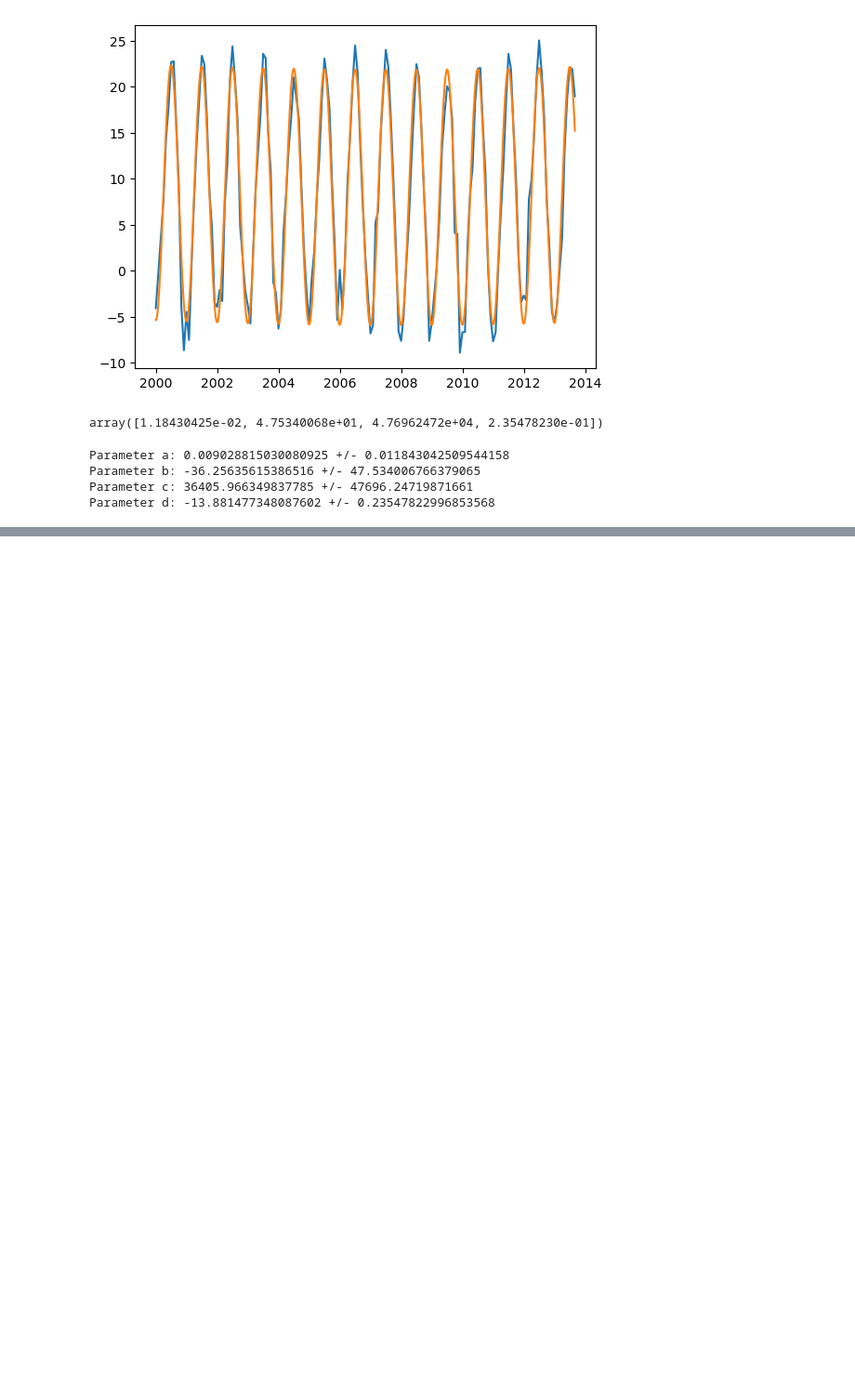
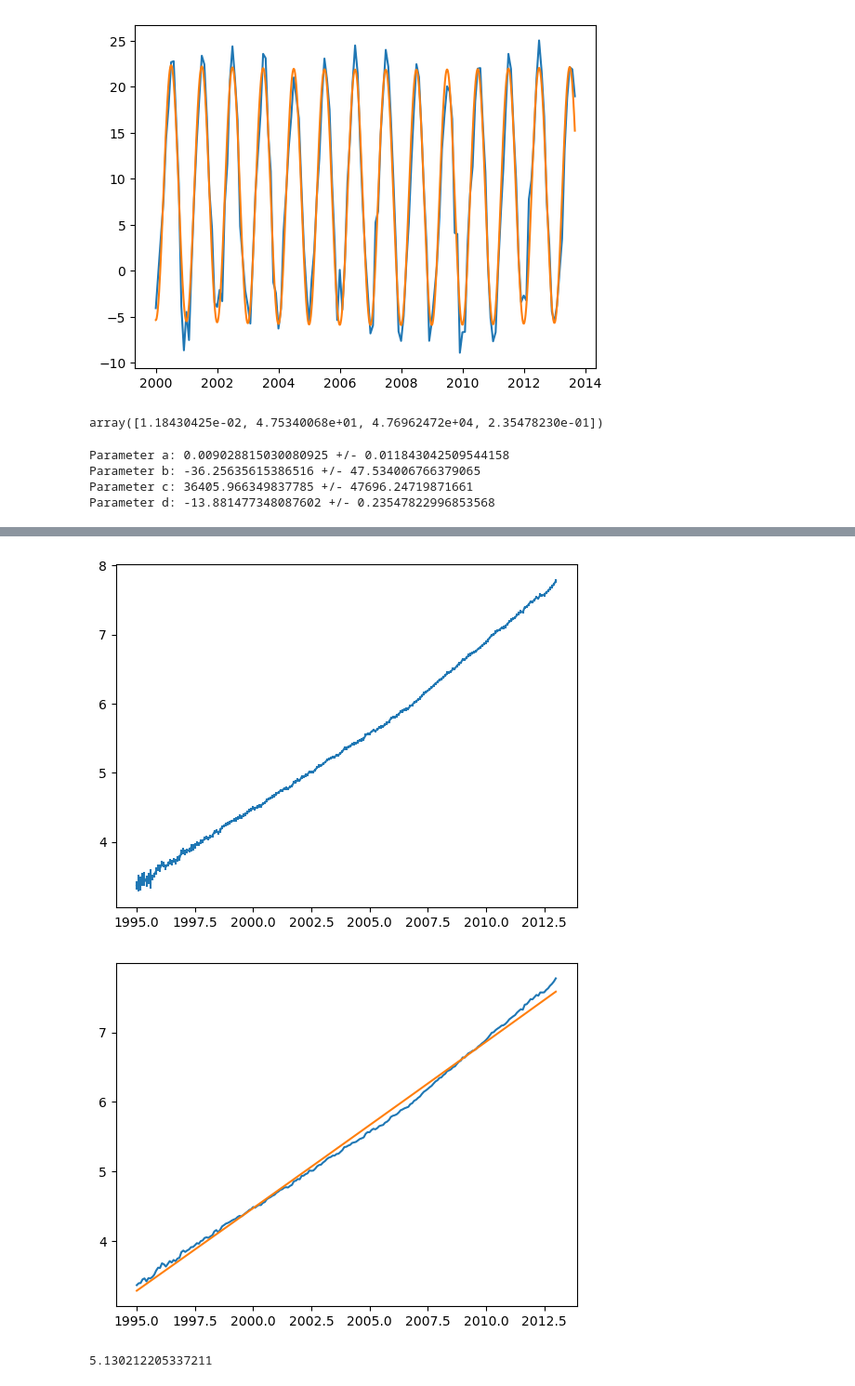
Before and after one commit to Forrest-Johnson-Alexander/Python_Decal, a Jupyter notebook: Hw9/hw9.ipynb, the cells around one changed output, grey strips where cells are left out. Shown at 93% size. Drawn from its saved outputs; the diff is of its cells as text; code cells hidden in the pictures; blank space fills up the shorter version.

```diff
--- a/Hw9/hw9.ipynb
+++ b/Hw9/hw9.ipynb
@@ -116,3 +118,10 @@ Parameter a: 0.009028815030080925 +/- 0.011843042509544158
 Parameter b: -36.25635615386516 +/- 47.534006766379065
 Parameter c: 36405.966349837785 +/- 47696.24719871661
 Parameter d: -13.881477348087602 +/- 0.23547822996853568
+# %%
+Global = ast.ascii.read("global_SF6_MM.dat")
+df_Global = Global.to_pandas()
+u = (df_Global['SF6ottoyr'] + (df_Global['SF6ottomon'] - 1)/12).values
+df_Global["Date"] = u
+dfGlobal = df_Global[["Date","SF6ottoGLm","SF6ottoGLsd"]]
+print(dfGlobal)
@@ -118,0 +143,30 @@ Parameter d: -13.881477348087602 +/- 0.23547822996853568
+# %%
+plt.figure()
+x = dfGlobal["Date"]
+y = dfGlobal["SF6ottoGLm"]
+plt.errorbar(x,y,yerr = dfGlobal["SF6ottoGLsd"])
+plt.show()
+dfGlobal = dfGlobal[0:217]
+Param_Uguess = np.array([1,2])
+def LinFit (x,a,b,):
+    return (a*x**2)+b*x
+params_opt, params_cov = scp.curve_fit(LinFit, x, y,p0 = Param_Uguess)
+ufit = np.linspace(x.min(),x.max(),2500)
+y_fit = LinFit(ufit, *params_opt)
+plt.figure()
+plt.plot(x,y)
+plt.plot(ufit,y_fit)
+plt.show()
+# %% [output]
+[figure, added]
+[figure, added]
+# %%
+def ChiSq (y,y_fit):
+    sumtotal = 0
+    for i in range(217):
+        sumtotal +=(y[i]-y_fit[i])**2
+    return sumtotal/217
+
+ChiSq(y,y_fit)
+# %% [output]
+5.130212205337211
```
Also changed, not shown: parts of 3 cells of this notebook, 15 other files.
